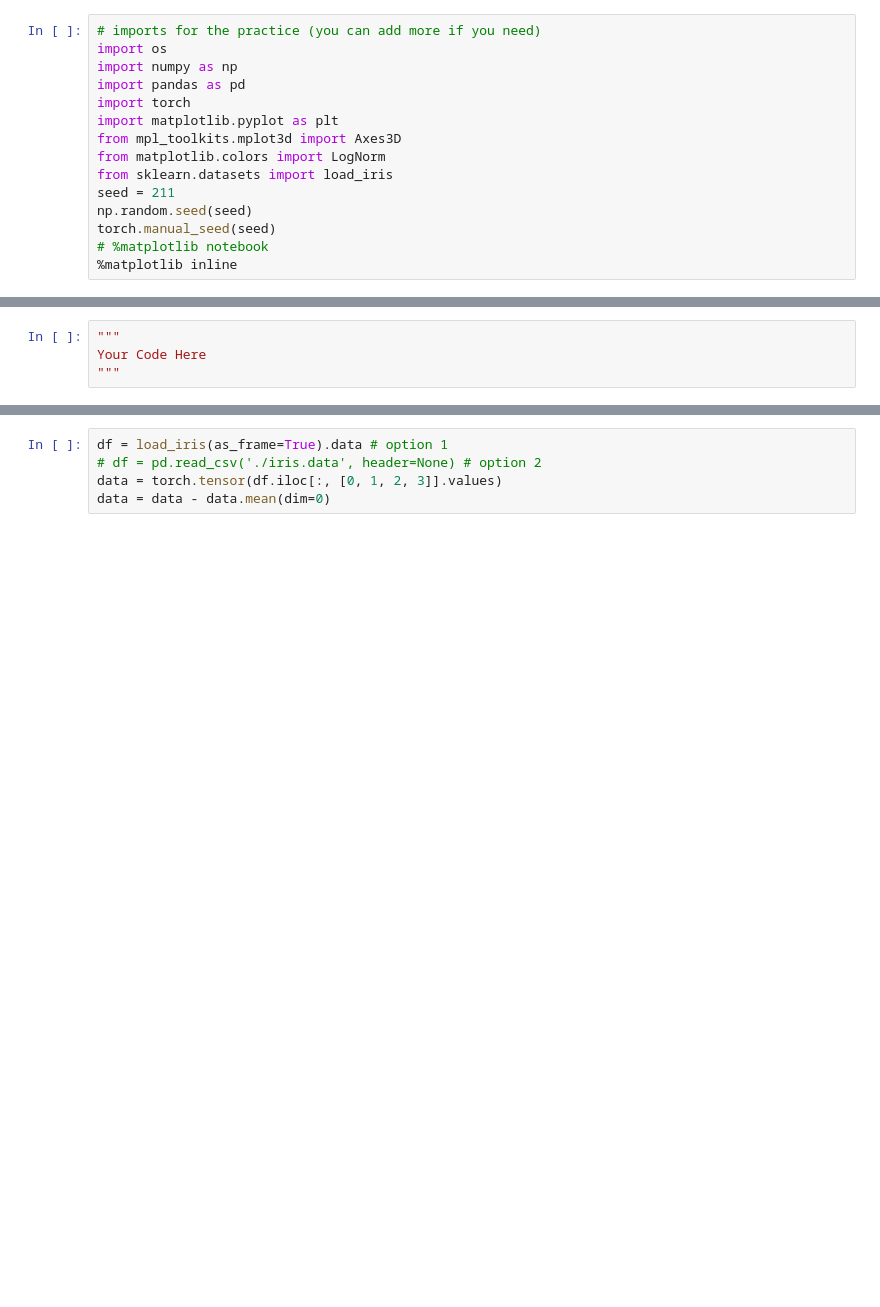
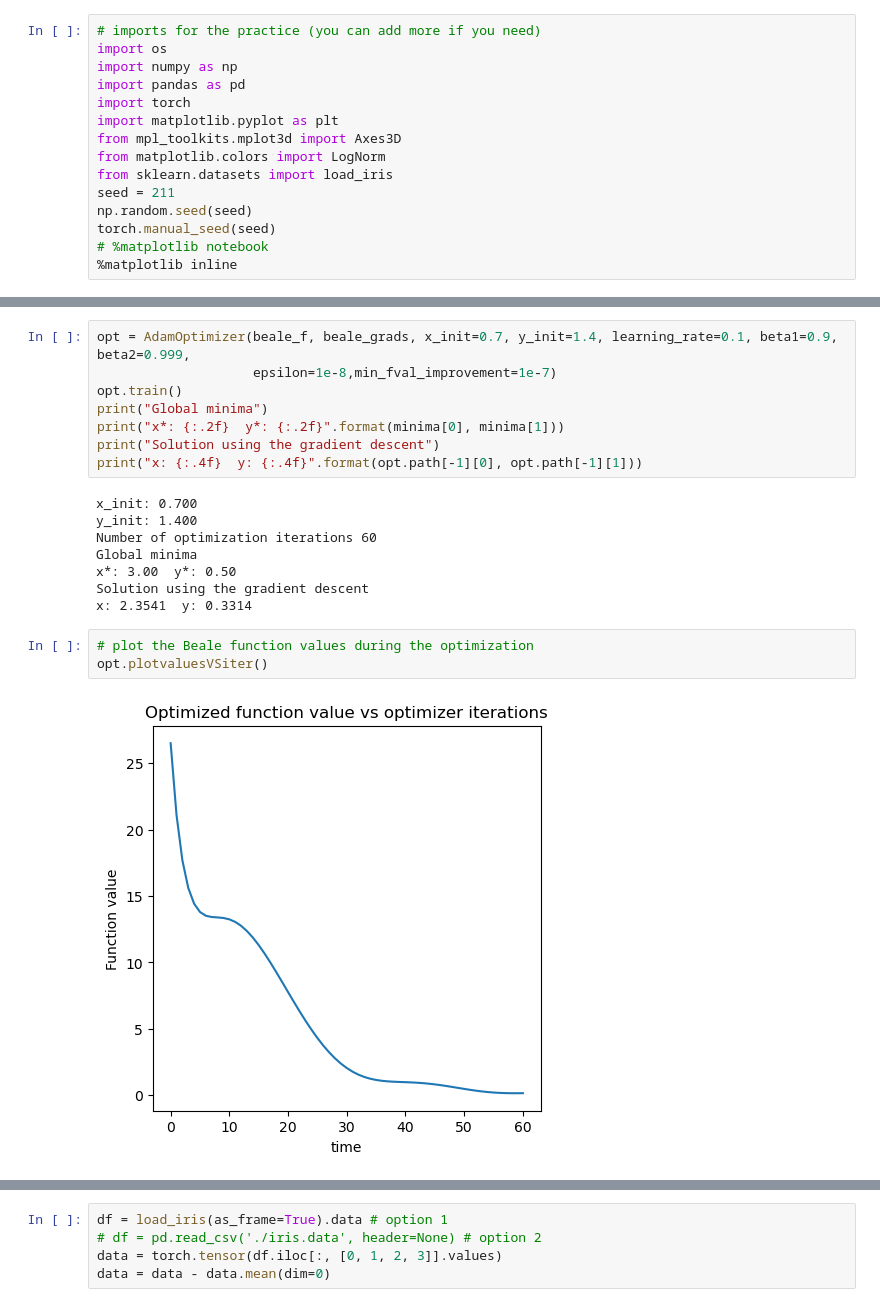
Before and after one commit to sbajamy/ece046211, a Jupyter notebook: hw1/ece046211_hw1_optimization_autograd.ipynb, the cells around one changed output, grey strips where cells are left out. Saved outputs shown, nothing was run; the diff lists cells and outputs as text; blank space fills up the shorter version.

Commit message:
Hw1 solution: First final version

```diff
--- a/hw1/ece046211_hw1_optimization_autograd.ipynb
+++ b/hw1/ece046211_hw1_optimization_autograd.ipynb
@@ -295,4 +490,21 @@ class AdamOptimizer():
-# %%
-"""
-Your Code Here
-"""
+# %%
+opt = AdamOptimizer(beale_f, beale_grads, x_init=0.7, y_init=1.4, learning_rate=0.1, beta1=0.9, beta2=0.999,
+                    epsilon=1e-8,min_fval_improvement=1e-7)
+opt.train()
+print("Global minima")
+print("x*: {:.2f}  y*: {:.2f}".format(minima[0], minima[1]))
+print("Solution using the gradient descent")
+print("x: {:.4f}  y: {:.4f}".format(opt.path[-1][0], opt.path[-1][1]))
+# %% [output]
+x_init: 0.700
+y_init: 1.400
+Number of optimization iterations 60
+Global minima
+x*: 3.00  y*: 0.50
+Solution using the gradient descent
+x: 2.3541  y: 0.3314
+# %%
+# plot the Beale function values during the optimization
+opt.plotvaluesVSiter()
+# %% [output]
+[figure, added]
```
Also changed, not shown: parts of 26 cells of this notebook, 4 other files.
